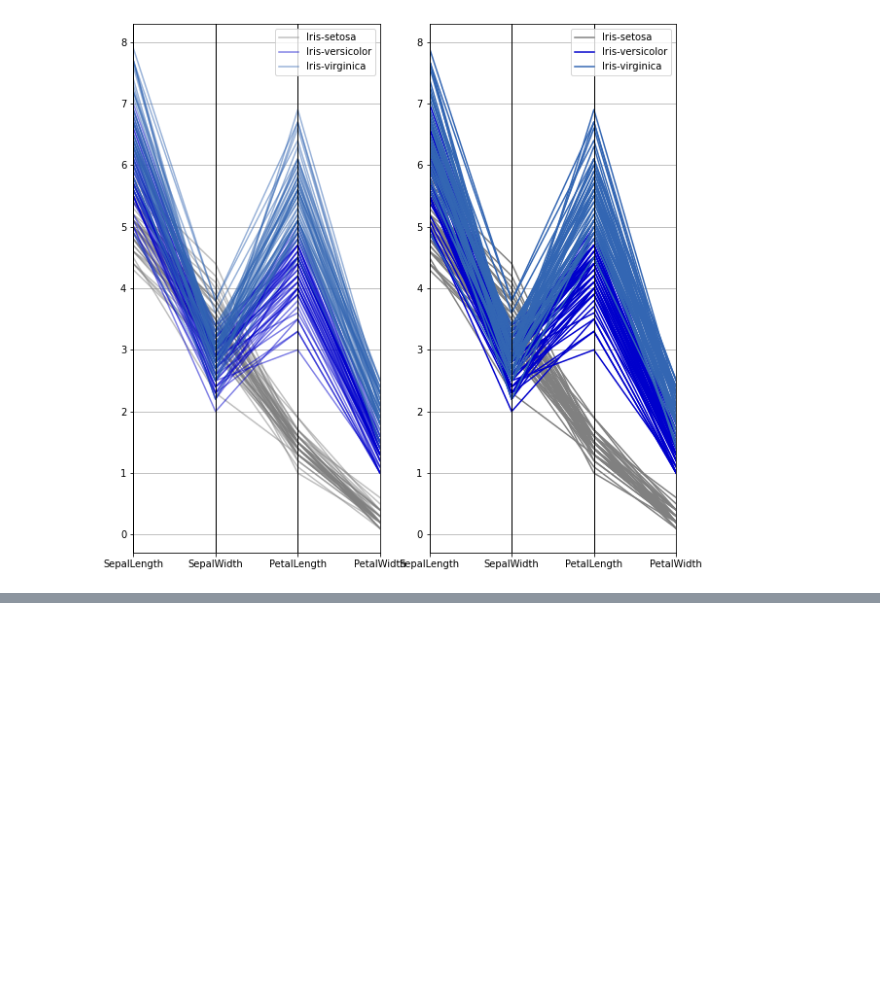
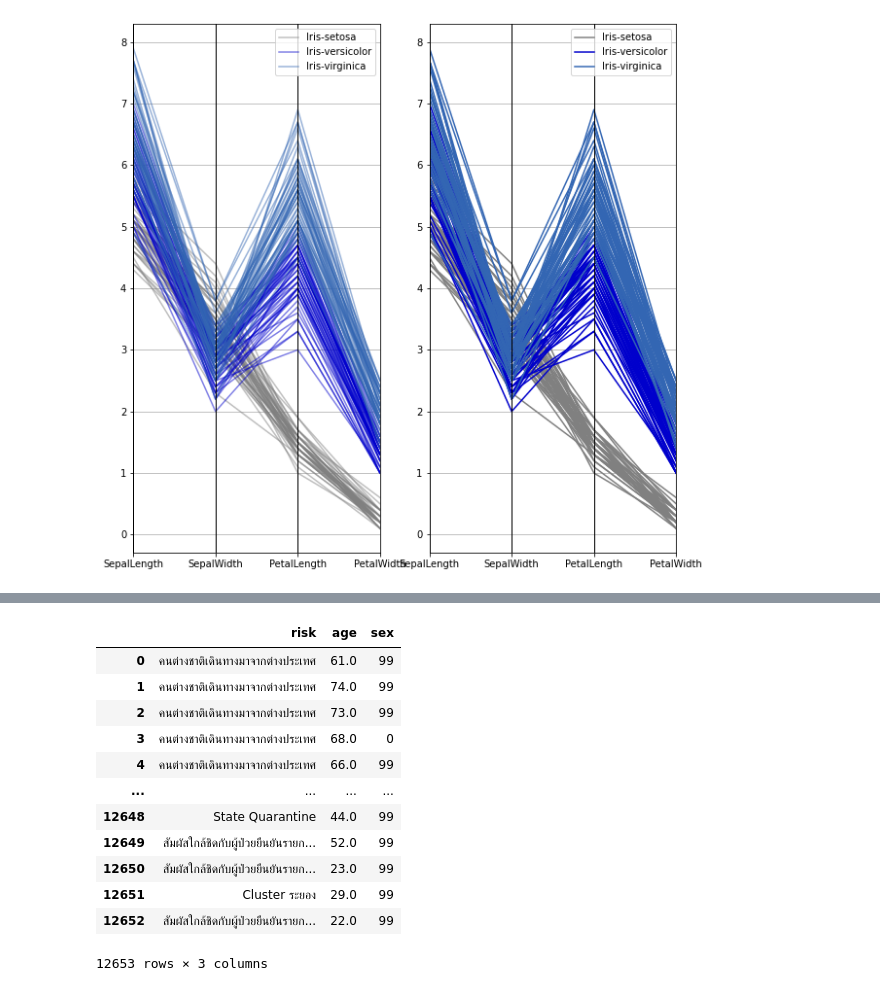
Before and after one commit to chuangchai49097/data_viz_2022, a Jupyter notebook: DataViz01_Table_Data.ipynb, the cells around one changed output, grey strips where cells are left out. Cells and saved outputs as stored; diff of their text form; code cells hidden in the pictures; blank space fills up the shorter version.

```diff
--- a/DataViz01_Table_Data.ipynb
+++ b/DataViz01_Table_Data.ipynb
@@ -410,0 +230,2 @@ pd.plotting.parallel_coordinates(new_data_risk, 'risk', color=['r','y','k']);
+# %%
+data_covid['sex'].replace({'ชาย':'0','หญิง':'99'}, inplace=True) # เปลี่ยนค่าโดยกำหนดให้ ชาย เป็น 0 และ หญิง เป็น 99
@@ -410,0 +255,2 @@ pd.plotting.parallel_coordinates(new_data_risk, 'risk', color=['r','y','k']);
+# %%
+data_covid['risk'] = data_covid['risk'].fillna('ไม่ได้ระบุข้อมูล') # แทนค่า nan ใน column 'risk' ด้วย 'ไม่ได้ระบุข้อมูล'
@@ -410,0 +280,17 @@ pd.plotting.parallel_coordinates(new_data_risk, 'risk', color=['r','y','k']);
+# %%
+data = data_covid[['risk','age','sex']] # เลือกมาเฉพาะข้อมูลที่ต้องใช้ คือ risk,age,sex
+data
+# %% [output]
+|  | risk | age | sex |
+| 0 | คนต่างชาติเดินทางมาจากต่างประเทศ | 61.0 | 99 |
+| 1 | คนต่างชาติเดินทางมาจากต่างประเทศ | 74.0 | 99 |
+| 2 | คนต่างชาติเดินทางมาจากต่างประเทศ | 73.0 | 99 |
+| 3 | คนต่างชาติเดินทางมาจากต่างประเทศ | 68.0 | 0 |
+| 4 | คนต่างชาติเดินทางมาจากต่างประเทศ | 66.0 | 99 |
+| ... | ... | ... | ... |
+| 12648 | State Quarantine | 44.0 | 99 |
+| 12649 | สัมผัสใกล้ชิดกับผู้ป่วยยืนยันรายก... | 52.0 | 99 |
+| 12650 | สัมผัสใกล้ชิดกับผู้ป่วยยืนยันรายก... | 23.0 | 99 |
+| 12651 | Cluster ระยอง | 29.0 | 99 |
+| 12652 | สัมผัสใกล้ชิดกับผู้ป่วยยืนยันรายก... | 22.0 | 99 |
+12653 rows × 3 columns
```
Also changed, not shown: parts of 89 cells of this notebook.
